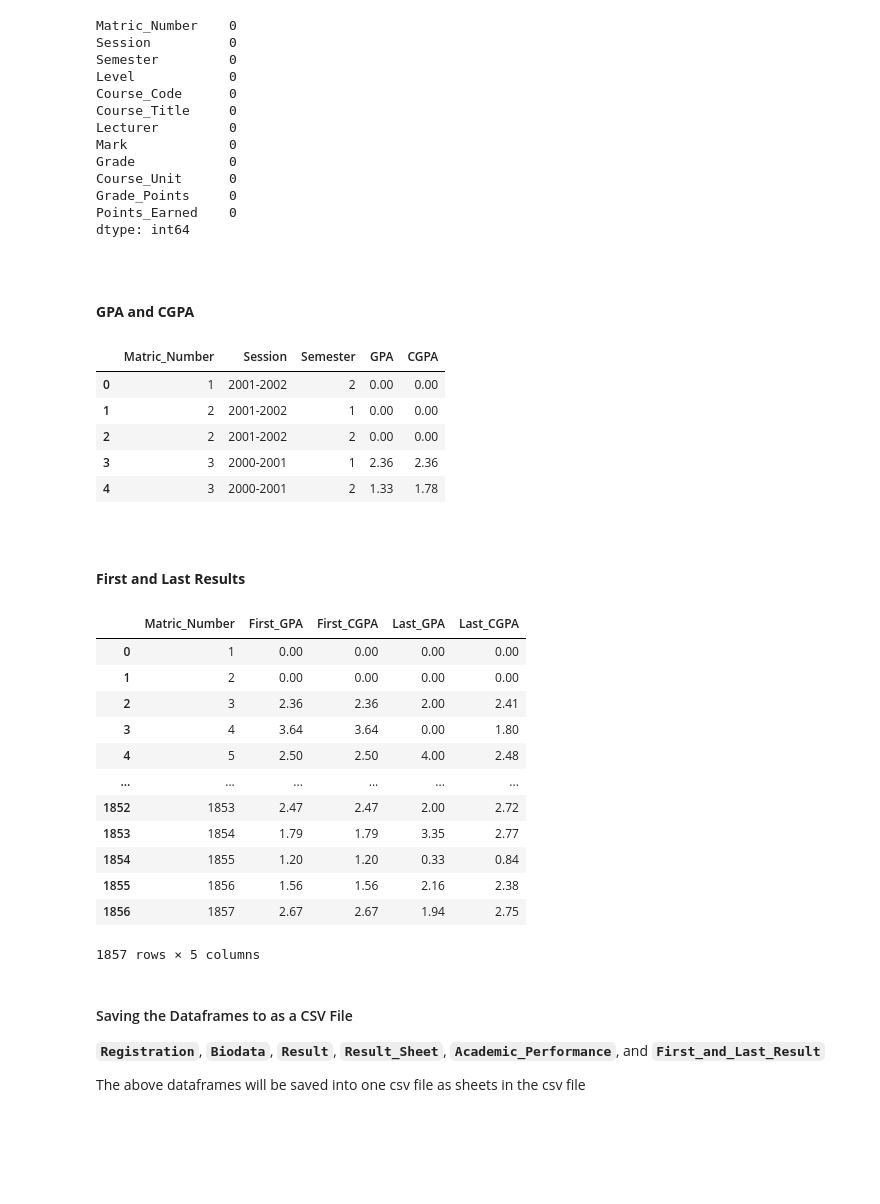
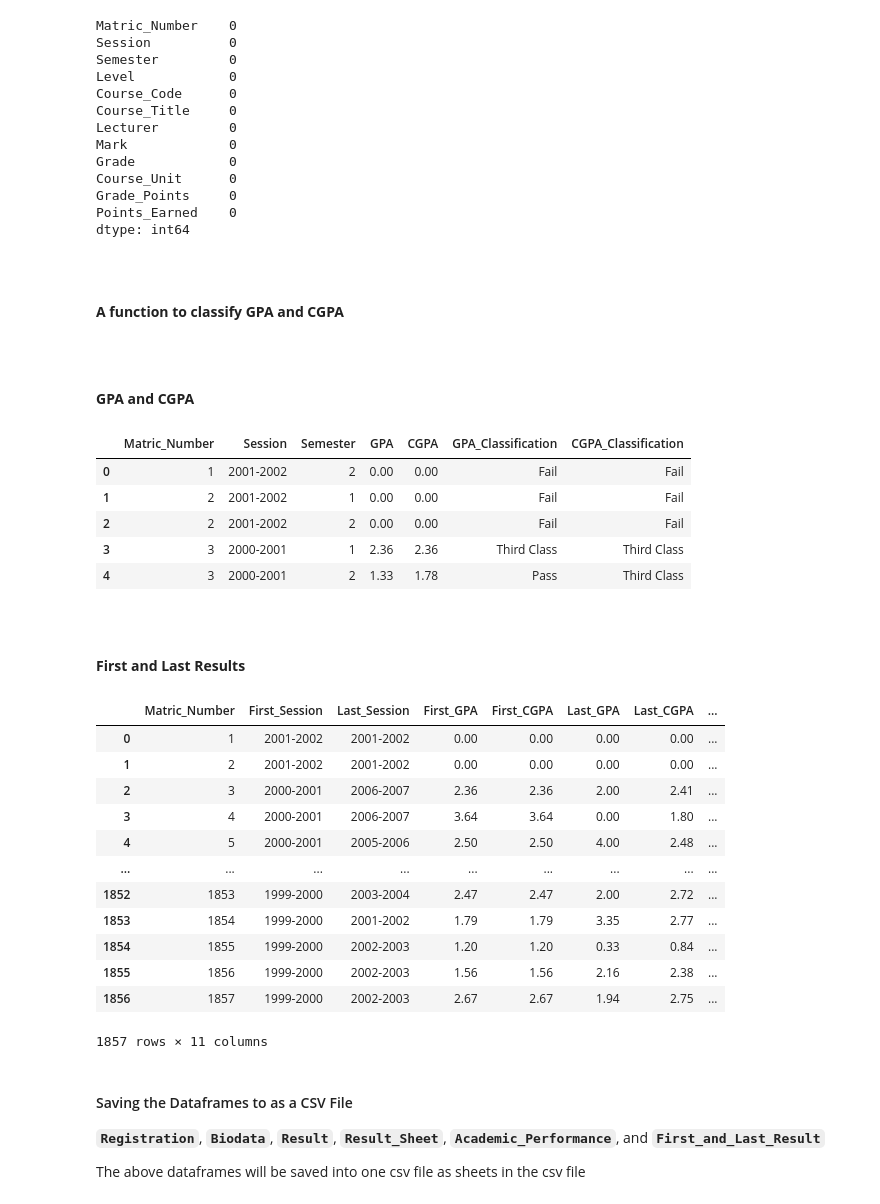
Before and after one commit to Emmbrik/Final-year-project, a Jupyter notebook: Notebook.ipynb, the cells around one changed output. Saved outputs shown, nothing was run; the diff lists cells and outputs as text; code cells hidden in the pictures; blank space fills up the shorter version.

```diff
--- a/Notebook.ipynb
+++ b/Notebook.ipynb
@@ -627,16 +627,16 @@ course_code_to_lecturer = dict(zip(Sheet1['Course_Code'], Sheet1['Lecturer'])) #
 Result['Lecturer'] = Result['Course_Code'].map(course_code_to_lecturer)
 
 # Filling Null values in Level by 0
-Result['Level'] = Result['Level'].fillna(0)
+Result['Level'] = Result['Level'].fillna('-')
 
-# Converting the Level Column to integers
+'''# Converting the Level Column to integers
 Result['Level'] = Result['Level'].astype(int)
 
 # Mapping 0's to '-'
 zero_to_unknown = {0:'-'}
 
 # After conversion, Replace 0's in Level column by -
-Result['Level'] = Result['Level'].replace(zero_to_unknown)
+Result['Level'] = Result['Level'].replace(zero_to_unknown)'''
 
 # Filling missing values for Lecturers by 'Unknown'
 Result['Lecturer'] = Result['Lecturer'].fillna('-')
@@ -665,6 +665,25 @@ Course_Unit      0
 Grade_Points     0
 Points_Earned    0
 dtype: int64
+# %% [markdown]
+<br>
+
+#### **A function to classify GPA and CGPA**
+# %%
+# Define the classification function
+def classify(score):
+    if 4.50 <= score <= 5.00:
+        return 'First Class'
+    elif 3.50 <= score <= 4.49:
+        return 'Second Class Upper'
+    elif 2.40 <= score <= 3.49:
+        return 'Second Class Lower'
+    elif 1.50 <= score <= 2.39:
+        return 'Third Class'
+    elif 1.00 <= score <= 1.49:
+        return 'Pass'
+    else:
+        return 'Fail'
 # %% [markdown]
 <br>
 
@@ -693,19 +712,23 @@ gpa_df['Cumulative_Course_Units'] = gpa_df.groupby('Matric_Number')['Total_Cours
 # Calculate CGPA
 gpa_df['CGPA'] = round((gpa_df['Cumulative_Points_Earned'] / gpa_df['Cumulative_Course_Units']), 2)
 
+# Classifying the GPA and CGPA
+gpa_df['GPA_Classification'] = gpa_df['GPA'].apply(classify)
+gpa_df['CGPA_Classification'] = gpa_df['CGPA'].apply(classify)
+
 
 # Student Result
-Academic_Performance = gpa_df[['Matric_Number', 'Session', 'Semester', 'GPA', 'CGPA']]
+Academic_Performance = gpa_df[['Matric_Number', 'Session', 'Semester', 'GPA', 'CGPA', 'GPA_Classification', 'CGPA_Classification']]
 
 # Display Result
 Academic_Performance.head()
 # %% [output]
-|  | Matric_Number | Session | Semester | GPA | CGPA |
-| 0 | 1 | 2001-2002 | 2 | 0.00 | 0.00 |
-| 1 | 2 | 2001-2002 | 1 | 0.00 | 0.00 |
-| 2 | 2 | 2001-2002 | 2 | 0.00 | 0.00 |
-| 3 | 3 | 2000-2001 | 1 | 2.36 | 2.36 |
-| 4 | 3 | 2000-2001 | 2 | 1.33 | 1.78 |
+|  | Matric_Number | Session | Semester | GPA | CGPA | GPA_Classification | CGPA_Classification |
+| 0 | 1 | 2001-2002 | 2 | 0.00 | 0.00 | Fail | Fail |
+| 1 | 2 | 2001-2002 | 1 | 0.00 | 0.00 | Fail | Fail |
+| 2 | 2 | 2001-2002 | 2 | 0.00 | 0.00 | Fail | Fail |
+| 3 | 3 | 2000-2001 | 1 | 2.36 | 2.36 | Third Class | Third Class |
+| 4 | 3 | 2000-2001 | 2 | 1.33 | 1.78 | Pass | Third Class |
 # %% [markdown]
 <br>
 
@@ -713,36 +736,44 @@ Academic_Performance.head()
 # %%
 # Sort the DataFrame by Matric_Number, Session, and Semester
 sorted_result = Academic_Performance.sort_values(by=['Matric_Number', 'Session', 'Semester'])
 
 # Group by Matric_Number and extract the first and last GPA and CGPA
 def get_first_and_last(df, col_name):
     return df.iloc[0][col_name], df.iloc[-1][col_name]
 
 # Apply the function to each group
 First_and_Last_Result = sorted_result.groupby('Matric_Number').apply(
     lambda x: pd.Series({
+        'First_Session': get_first_and_last(x, 'Session')[0],
+        'Last_Session': get_first_and_last(x, 'Session')[1],
         'First_GPA': get_first_and_last(x, 'GPA')[0],
         'First_CGPA': get_first_and_last(x, 'CGPA')[0],
         'Last_GPA': get_first_and_last(x, 'GPA')[1],
         'Last_CGPA': get_first_and_last(x, 'CGPA')[1]
     })
 ).reset_index()
 
+# Classifying the GPA and CGPA
+First_and_Last_Result['First_GPA_Classification'] = First_and_Last_Result['First_GPA'].apply(classify)
+First_and_Last_Result['First_CGPA_Classification'] = First_and_Last_Result['First_CGPA'].apply(classify)
+First_and_Last_Result['Last_GPA_Classification'] = First_and_Last_Result['Last_GPA'].apply(classify)
+First_and_Last_Result['Last_CGPA_Classification'] = First_and_Last_Result['Last_CGPA'].apply(classify)
+
 First_and_Last_Result
 # %% [output]
-|  | Matric_Number | First_GPA | First_CGPA | Last_GPA | Last_CGPA |
-| 0 | 1 | 0.00 | 0.00 | 0.00 | 0.00 |
-| 1 | 2 | 0.00 | 0.00 | 0.00 | 0.00 |
-| 2 | 3 | 2.36 | 2.36 | 2.00 | 2.41 |
-| 3 | 4 | 3.64 | 3.64 | 0.00 | 1.80 |
-| 4 | 5 | 2.50 | 2.50 | 4.00 | 2.48 |
-| ... | ... | ... | ... | ... | ... |
-| 1852 | 1853 | 2.47 | 2.47 | 2.00 | 2.72 |
-| 1853 | 1854 | 1.79 | 1.79 | 3.35 | 2.77 |
-| 1854 | 1855 | 1.20 | 1.20 | 0.33 | 0.84 |
-| 1855 | 1856 | 1.56 | 1.56 | 2.16 | 2.38 |
-| 1856 | 1857 | 2.67 | 2.67 | 1.94 | 2.75 |
+|  | Matric_Number | First_Session | Last_Session | First_GPA | First_CGPA | Last_GPA | Last_CGPA | ... |
+| 0 | 1 | 2001-2002 | 2001-2002 | 0.00 | 0.00 | 0.00 | 0.00 | ... |
+| 1 | 2 | 2001-2002 | 2001-2002 | 0.00 | 0.00 | 0.00 | 0.00 | ... |
+| 2 | 3 | 2000-2001 | 2006-2007 | 2.36 | 2.36 | 2.00 | 2.41 | ... |
+| 3 | 4 | 2000-2001 | 2006-2007 | 3.64 | 3.64 | 0.00 | 1.80 | ... |
+| 4 | 5 | 2000-2001 | 2005-2006 | 2.50 | 2.50 | 4.00 | 2.48 | ... |
+| ... | ... | ... | ... | ... | ... | ... | ... | ... |
+| 1852 | 1853 | 1999-2000 | 2003-2004 | 2.47 | 2.47 | 2.00 | 2.72 | ... |
+| 1853 | 1854 | 1999-2000 | 2001-2002 | 1.79 | 1.79 | 3.35 | 2.77 | ... |
+| 1854 | 1855 | 1999-2000 | 2002-2003 | 1.20 | 1.20 | 0.33 | 0.84 | ... |
+| 1855 | 1856 | 1999-2000 | 2002-2003 | 1.56 | 1.56 | 2.16 | 2.38 | ... |
+| 1856 | 1857 | 1999-2000 | 2002-2003 | 2.67 | 2.67 | 1.94 | 2.75 | ... |
-1857 rows × 5 columns
+1857 rows × 11 columns
 # %% [markdown]
 #### Saving the Dataframes to as a CSV File
 
```
Also changed, not shown: parts of 1 cell of this notebook, 1 other file.
